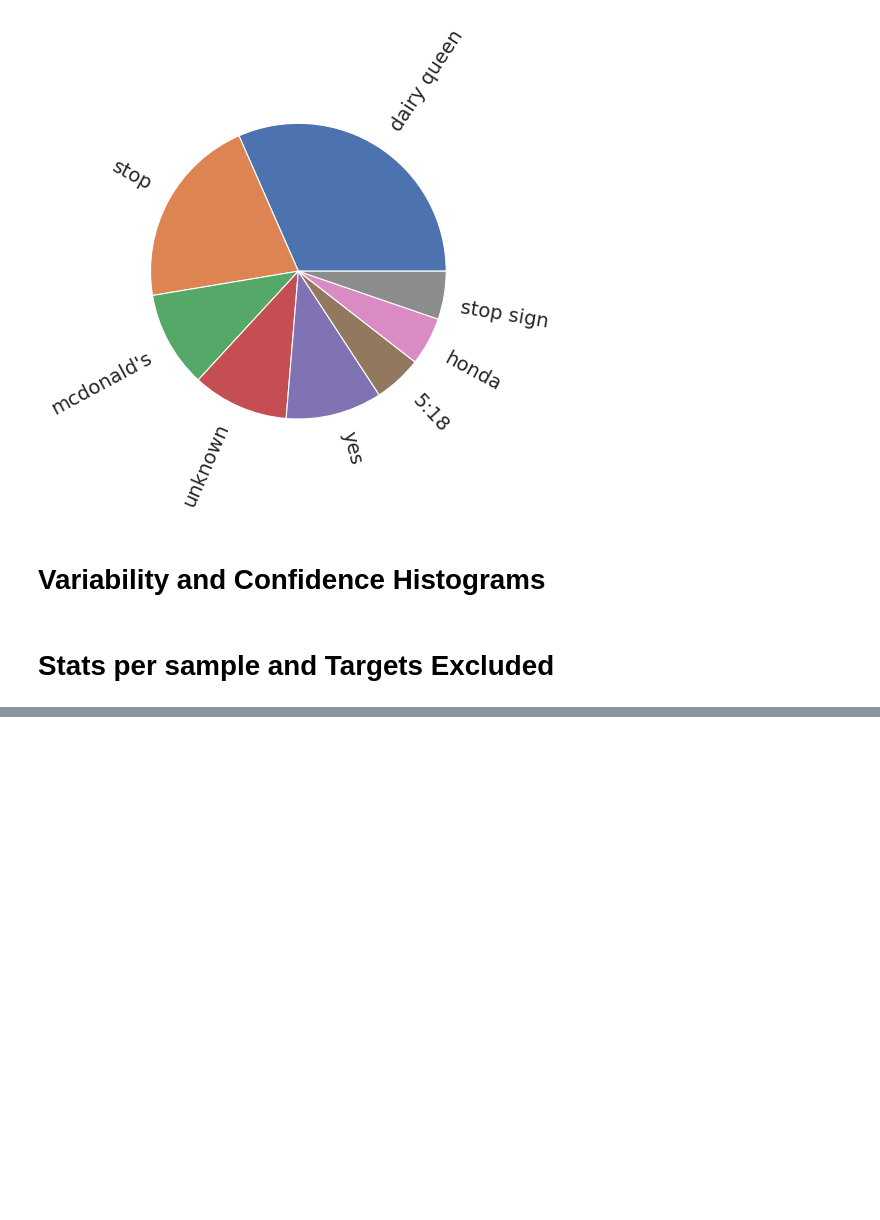
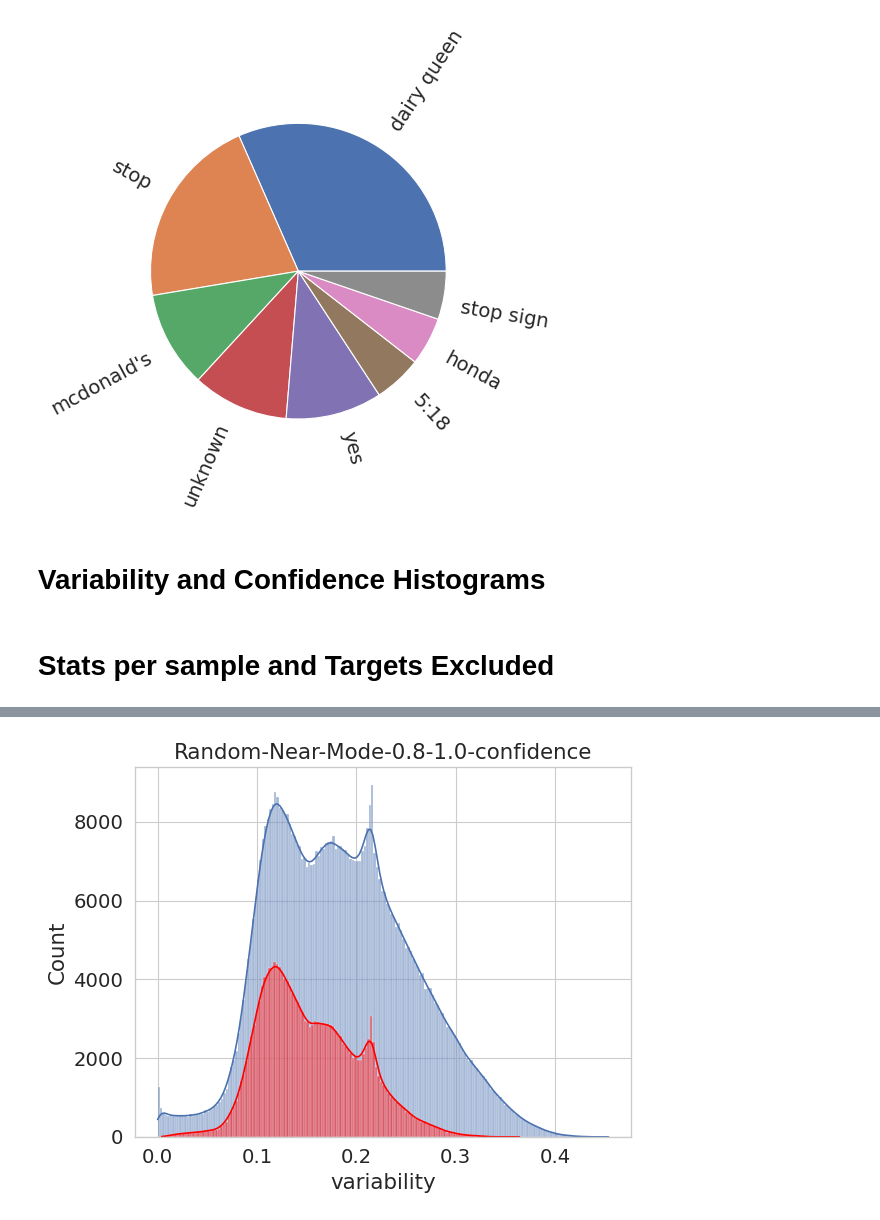
Before and after one commit to jr4fs/vl-pretraining, a Jupyter notebook: src/dataset_selection/datamaps/visualizations.ipynb, the cells around one changed output, grey strips where cells are left out. Saved outputs shown, nothing was run; the diff lists cells and outputs as text; code cells hidden in the pictures; blank space fills up the shorter version.

```diff
--- a/src/dataset_selection/datamaps/visualizations.ipynb
+++ b/src/dataset_selection/datamaps/visualizations.ipynb
@@ -756,0 +770,4 @@ all_bins = [first_bin, second_bin, third_bin, fourth_bin, fifth_bin]
+# %%
+variability_histogram(base_path, sampling_ids, title)
+# %% [output]
+[figure, added]
```
Also changed, not shown: parts of 6 cells of this notebook.
